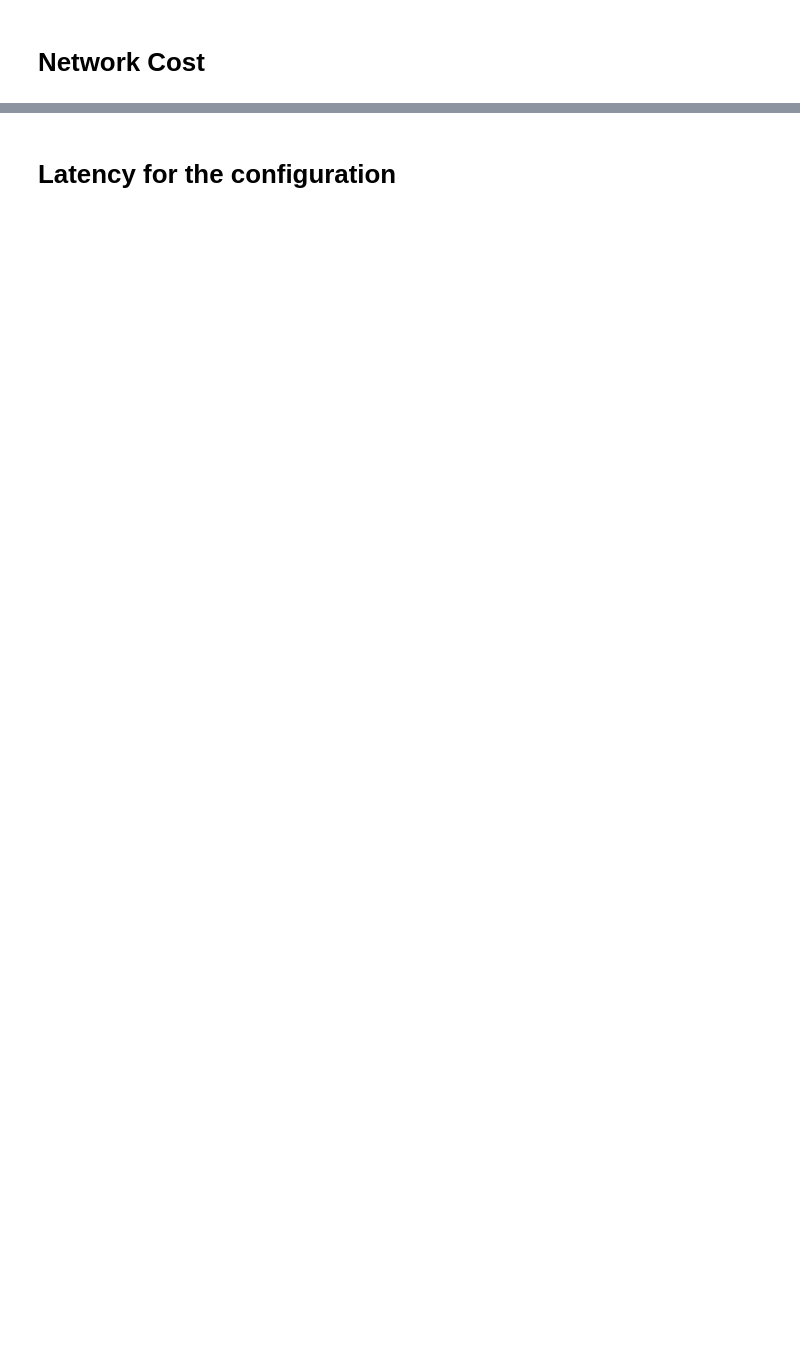
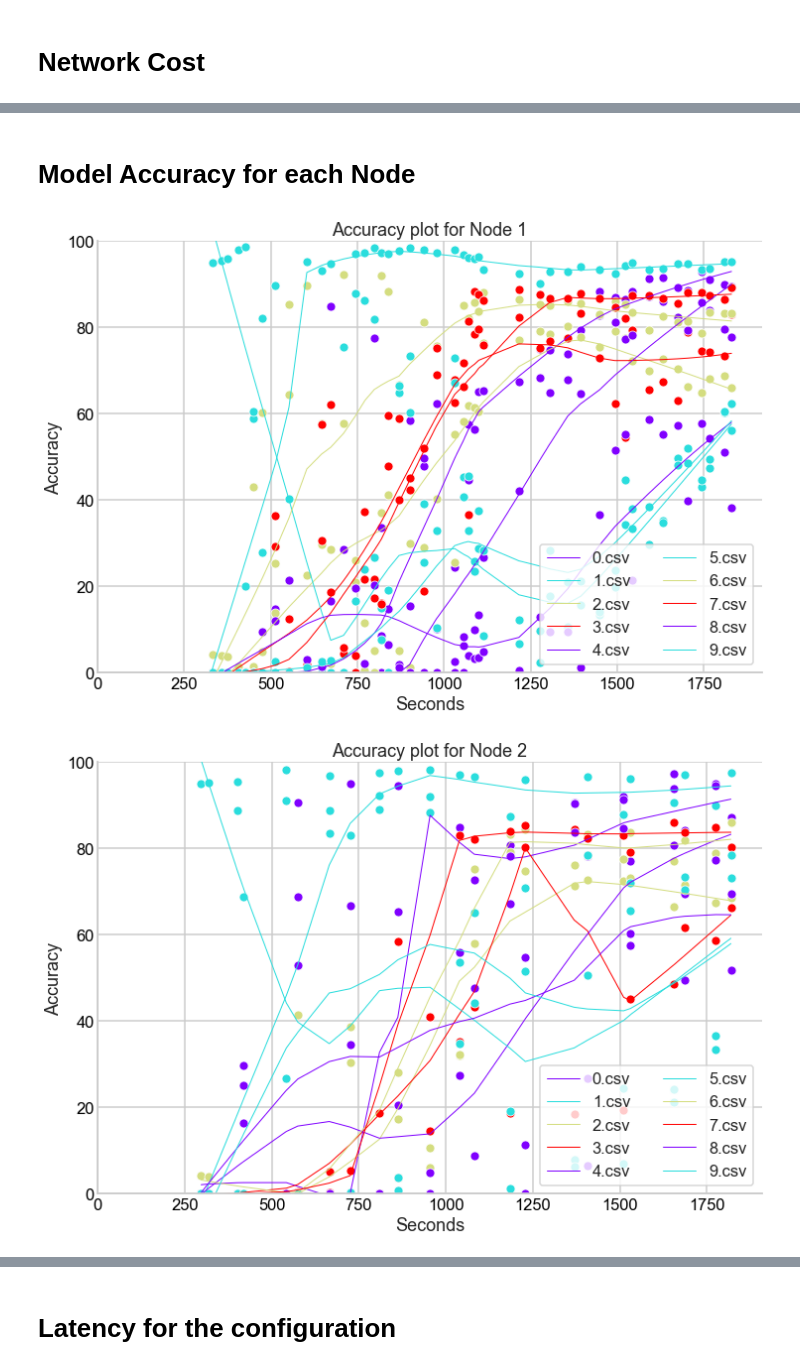
Before and after one commit to govindlahoti/TreeNN, a Jupyter notebook: evaluation/visual.ipynb, the cells around one changed output, grey strips where cells are left out. Drawn from its saved outputs; the diff is of its cells as text; code cells hidden in the pictures; blank space fills up the shorter version.

```diff
--- a/evaluation/visual.ipynb
+++ b/evaluation/visual.ipynb
@@ -348,0 +361,49 @@ display(HTML(link_matrix.to_html()))
+# %% [markdown]
+# Model Accuracy for each Node
+# %%
+"""
+Plot Accuracy
+"""
+
+smooth_accuracy = {node_id: {} for node_id in stats}
+base_colors = cm.rainbow(np.linspace(0, 1, num_workers))
+
+for node_id, stat in stats.items():
+
+    ## Init plot and colormap
+    plt.figure(figsize=(12, 8))
+    colors = [base_colors[i%num_workers] for i in range(len(stat[ACCURACY]))]
+    #colors = cm.Accent(np.linspace(0, 1, len(stat[ACCURACY])))
+
+    ## Plotting
+    files = OrderedDict(sorted(stat[ACCURACY].items()))
+    for f,c in zip(files,colors):
+        if len(stat[ACCURACY][f]) < 2: continue
+        ## Scatterplot in the background
+        ax = sb.scatterplot(np.array(stat[TIMESTAMP]),np.array(stat[ACCURACY][f]),color=c)
+
+        ## Smooth fit to the data
+        lowess = sm.nonparametric.lowess(np.array(stat[ACCURACY][f]), np.array(stat[TIMESTAMP]), frac=0.4)
+        [lowess_x, lowess_y] = list(zip(*lowess))
+        plt.plot(lowess_x, lowess_y, color=c, label=f)
+
+        smooth_accuracy[node_id][f] = interp1d(lowess_x, lowess_y, bounds_error=False)
+
+    ## Axes aesthetics
+    ax.tick_params(direction='in', length=6, width=2, colors='k', which='major')
+    ax.tick_params(direction='in', length=4, width=1, colors='r', which='minor')
+    ax.minorticks_on()
+    sb.despine()
+
+    plt.title('Accuracy plot for Node %d'%node_id)
+    plt.xlabel('Seconds')
+    plt.ylabel('Accuracy')
+    plt.xlim(0)
+    plt.ylim(0,100)
+    plt.legend(ncol=2, loc='lower right')
+
+    plt.show()
+    #plt.clf()
+# %% [output]
+[figure, added]
+[figure, added]
```
Also changed, not shown: parts of 15 cells of this notebook, 31 other files.
